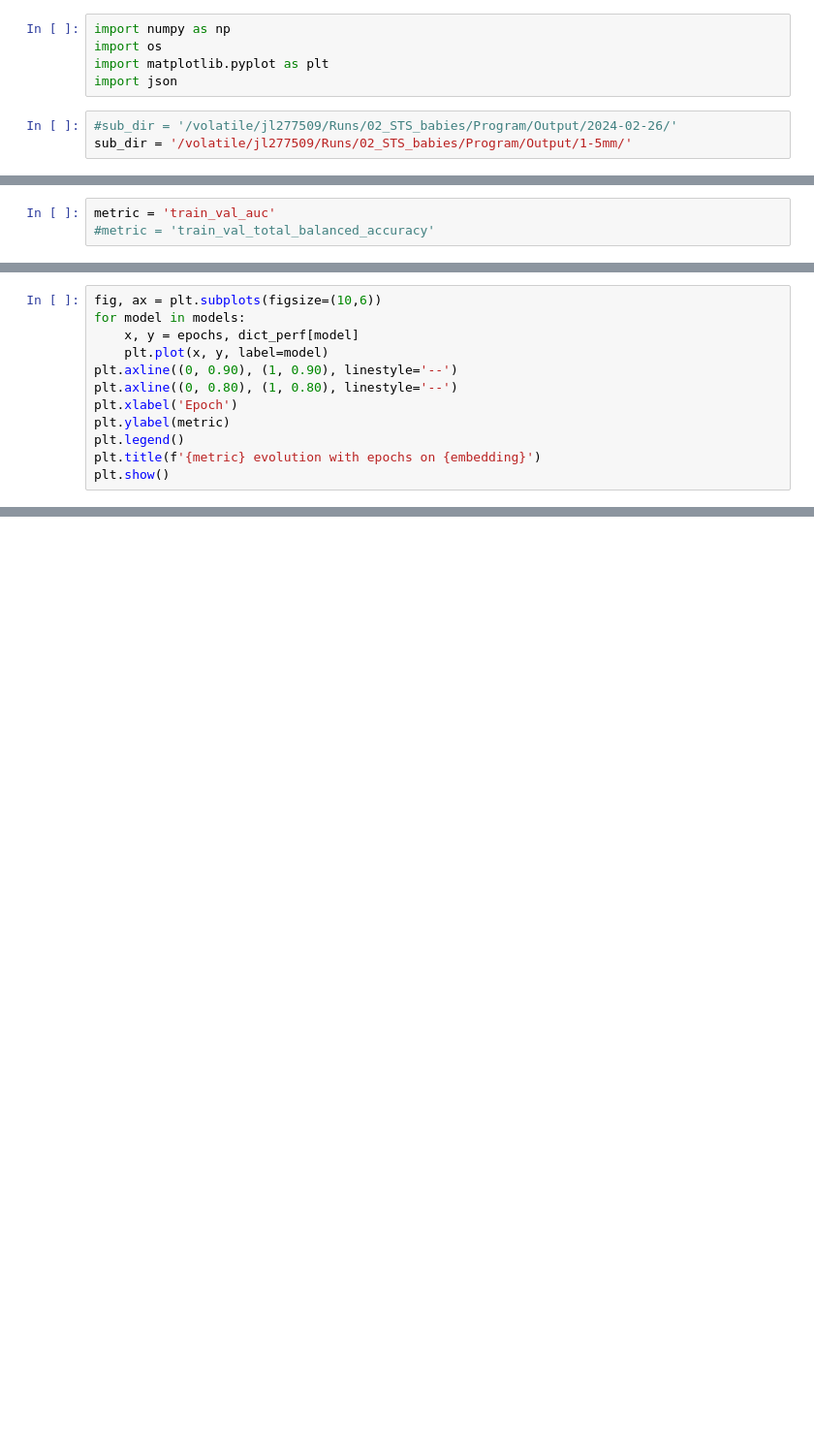
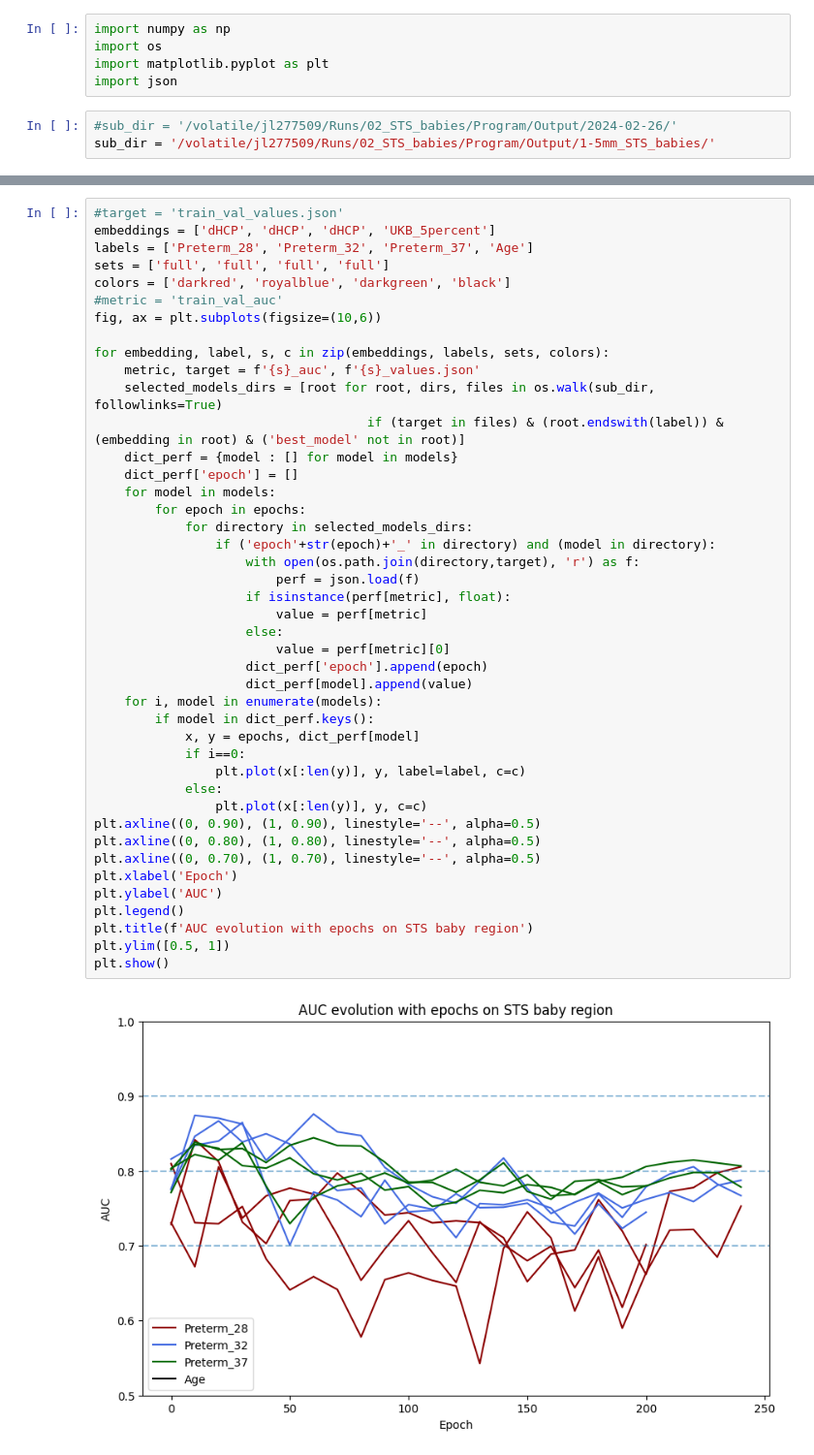
Before and after one commit to neurospin/champollion_V1, a Jupyter notebook: contrastive/notebooks/julien/perfs/auc_during_training.ipynb, the cells around one changed output, grey strips where cells are left out. Shown at 97% size. Saved outputs shown, nothing was run; the diff lists cells and outputs as text; blank space fills up the shorter version.

Commit message:
Auc during training modified for more flexibility

```diff
--- a/contrastive/notebooks/julien/perfs/auc_during_training.ipynb
+++ b/contrastive/notebooks/julien/perfs/auc_during_training.ipynb
@@ -5,4 +5,4 @@ import matplotlib.pyplot as plt
 import json
 # %%
 #sub_dir = '/volatile/jl277509/Runs/02_STS_babies/Program/Output/2024-02-26/'
-sub_dir = '/volatile/jl277509/Runs/02_STS_babies/Program/Output/1-5mm/'
+sub_dir = '/volatile/jl277509/Runs/02_STS_babies/Program/Output/1-5mm_STS_babies/'
@@ -15,6 +9,3 @@ selected_models_dirs = [root for root, dirs, files in os.walk(sub_dir, followlin
-# %%
-metric = 'train_val_auc'
-#metric = 'train_val_total_balanced_accuracy'
 # %%
 #models = ['17-16-30_112', '18-37-28_0', '18-37-28_1', '18-37-28_2', '18-37-28_3', '18-37-28_4']
 #models = ['14-35-49_163', '21-38-51_0', '21-38-51_1', '21-38-51_2', '21-38-51_3']
@@ -43,12 +24,0 @@ len(dict_perf['epoch'])
-# %%
-fig, ax = plt.subplots(figsize=(10,6))
-for model in models:
-    x, y = epochs, dict_perf[model]
-    plt.plot(x, y, label=model)
-plt.axline((0, 0.90), (1, 0.90), linestyle='--')
-plt.axline((0, 0.80), (1, 0.80), linestyle='--')
-plt.xlabel('Epoch')
-plt.ylabel(metric)
-plt.legend()
-plt.title(f'{metric} evolution with epochs on {embedding}')
-plt.show()
@@ -56,0 +29,45 @@ plt.show()
+# %%
+#target = 'train_val_values.json'
+embeddings = ['dHCP', 'dHCP', 'dHCP', 'UKB_5percent']
+labels = ['Preterm_28', 'Preterm_32', 'Preterm_37', 'Age']
+sets = ['full', 'full', 'full', 'full']
+colors = ['darkred', 'royalblue', 'darkgreen', 'black']
+#metric = 'train_val_auc'
+fig, ax = plt.subplots(figsize=(10,6))
+
+for embedding, label, s, c in zip(embeddings, labels, sets, colors):
+    metric, target = f'{s}_auc', f'{s}_values.json'
+    selected_models_dirs = [root for root, dirs, files in os.walk(sub_dir, followlinks=True)
+                                    if (target in files) & (root.endswith(label)) & (embedding in root) & ('best_model' not in root)]
+    dict_perf = {model : [] for model in models}
+    dict_perf['epoch'] = []
+    for model in models:
+        for epoch in epochs:
+            for directory in selected_models_dirs:
+                if ('epoch'+str(epoch)+'_' in directory) and (model in directory):
+                    with open(os.path.join(directory,target), 'r') as f:
+                        perf = json.load(f)
+                    if isinstance(perf[metric], float):
+                        value = perf[metric]
+                    else:
+                        value = perf[metric][0]
+                    dict_perf['epoch'].append(epoch)
+                    dict_perf[model].append(value)
+    for i, model in enumerate(models):
+        if model in dict_perf.keys():
+            x, y = epochs, dict_perf[model]
+            if i==0:
+                plt.plot(x[:len(y)], y, label=label, c=c)
+            else:
+                plt.plot(x[:len(y)], y, c=c)
+plt.axline((0, 0.90), (1, 0.90), linestyle='--', alpha=0.5)
+plt.axline((0, 0.80), (1, 0.80), linestyle='--', alpha=0.5)
+plt.axline((0, 0.70), (1, 0.70), linestyle='--', alpha=0.5)
+plt.xlabel('Epoch')
+plt.ylabel('AUC')
+plt.legend()
+plt.title(f'AUC evolution with epochs on STS baby region')
+plt.ylim([0.5, 1])
+plt.show()
+# %% [output]
+[figure, added]
```
Also changed, not shown: parts of 5 cells of this notebook.
